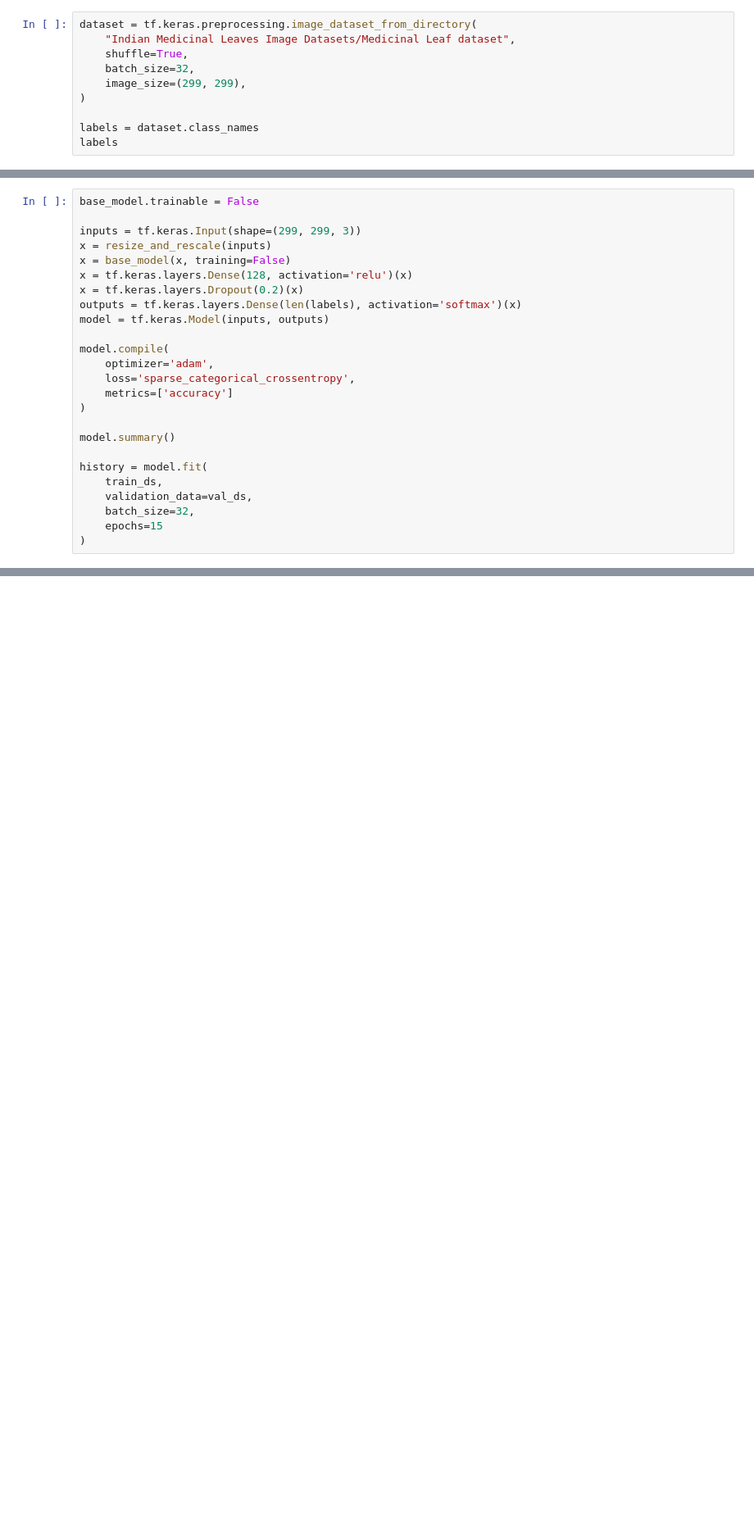
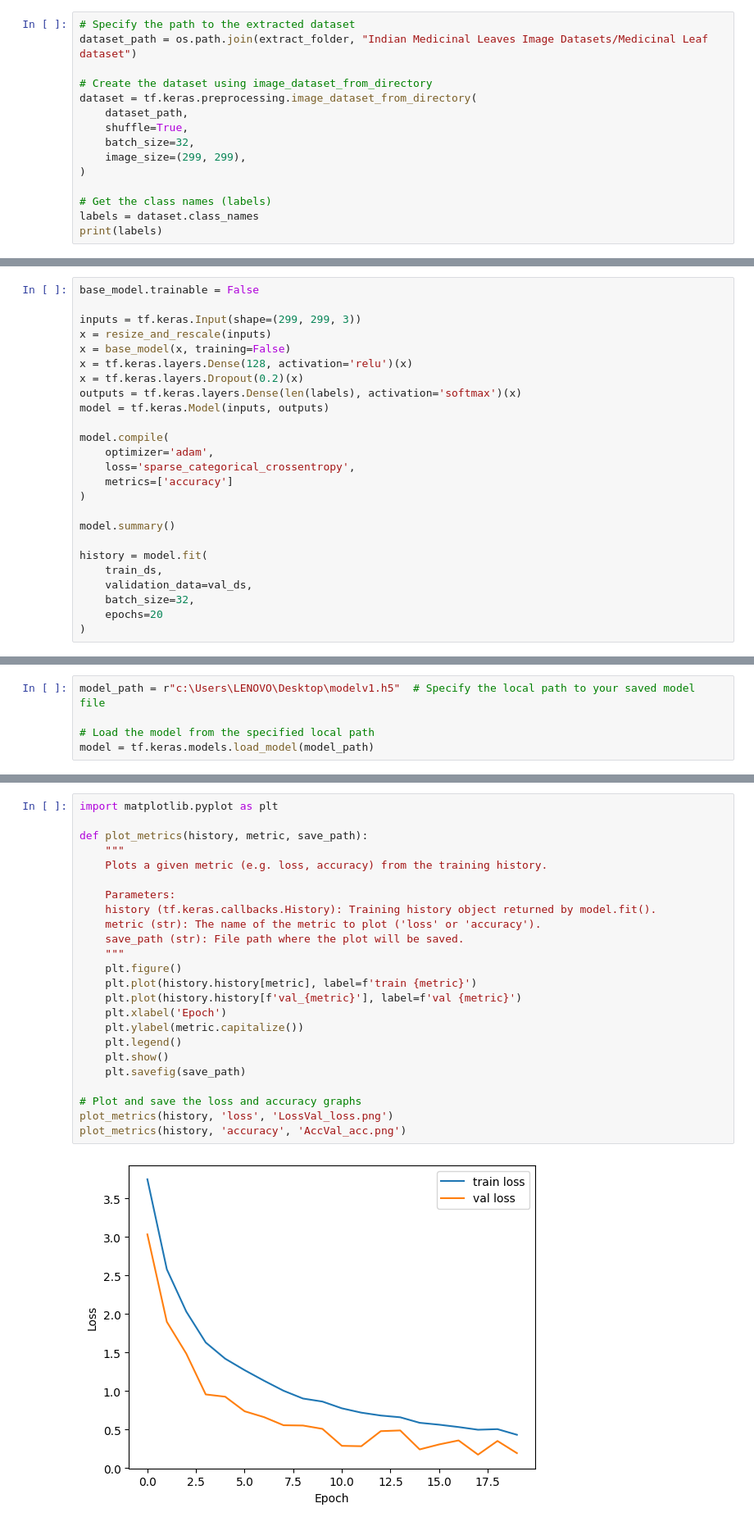
Before and after one commit to AbelRaju12/Mainproject-GAMA-2024, a Jupyter notebook: Medical_Herb_Detection.ipynb, the cells around one changed output, grey strips where cells are left out. Shown at 82% size. Drawn from its saved outputs; the diff is of its cells as text; blank space fills up the shorter version.

```diff
--- a/Medical_Herb_Detection.ipynb
+++ b/Medical_Herb_Detection.ipynb
@@ -28,11 +20,16 @@ Streaming output truncated to the last 5000 lines.
 # %%
+# Specify the path to the extracted dataset
+dataset_path = os.path.join(extract_folder, "Indian Medicinal Leaves Image Datasets/Medicinal Leaf dataset")
+
+# Create the dataset using image_dataset_from_directory
 dataset = tf.keras.preprocessing.image_dataset_from_directory(
-    "Indian Medicinal Leaves Image Datasets/Medicinal Leaf dataset",
+    dataset_path,
     shuffle=True,
     batch_size=32,
     image_size=(299, 299),
 )
 
+# Get the class names (labels)
 labels = dataset.class_names
-labels
+print(labels)
 # %% [output]
@@ -129,6 +110,6 @@ history = model.fit(
     train_ds,
     validation_data=val_ds,
     batch_size=32,
-    epochs=15
+    epochs=20
 )
 # %% [output]
@@ -156,3 +135,8 @@ model = tf.keras.models.load_model('/content/drive/MyDrive/modelv1')
+# %%
+model_path = r"c:\Users\LENOVO\Desktop\modelv1.h5"  # Specify the local path to your saved model file
+
+# Load the model from the specified local path
+model = tf.keras.models.load_model(model_path)
 # %%
 import numpy as np
 
@@ -172,0 +154,26 @@ This image most likely belongs to Aloevera with a 72.85 percent confidence.
+# %%
+import matplotlib.pyplot as plt
+
+def plot_metrics(history, metric, save_path):
+    """
+    Plots a given metric (e.g. loss, accuracy) from the training history.
+
+    Parameters:
+    history (tf.keras.callbacks.History): Training history object returned by model.fit().
+    metric (str): The name of the metric to plot ('loss' or 'accuracy').
+    save_path (str): File path where the plot will be saved.
+    """
+    plt.figure()
+    plt.plot(history.history[metric], label=f'train {metric}')
+    plt.plot(history.history[f'val_{metric}'], label=f'val {metric}')
+    plt.xlabel('Epoch')
+    plt.ylabel(metric.capitalize())
+    plt.legend()
+    plt.show()
+    plt.savefig(save_path)
+
+# Plot and save the loss and accuracy graphs
+plot_metrics(history, 'loss', 'LossVal_loss.png')
+plot_metrics(history, 'accuracy', 'AccVal_acc.png')
+# %% [output]
+[figure, added]
```
Also changed, not shown: parts of 17 cells of this notebook, 28 other files.
